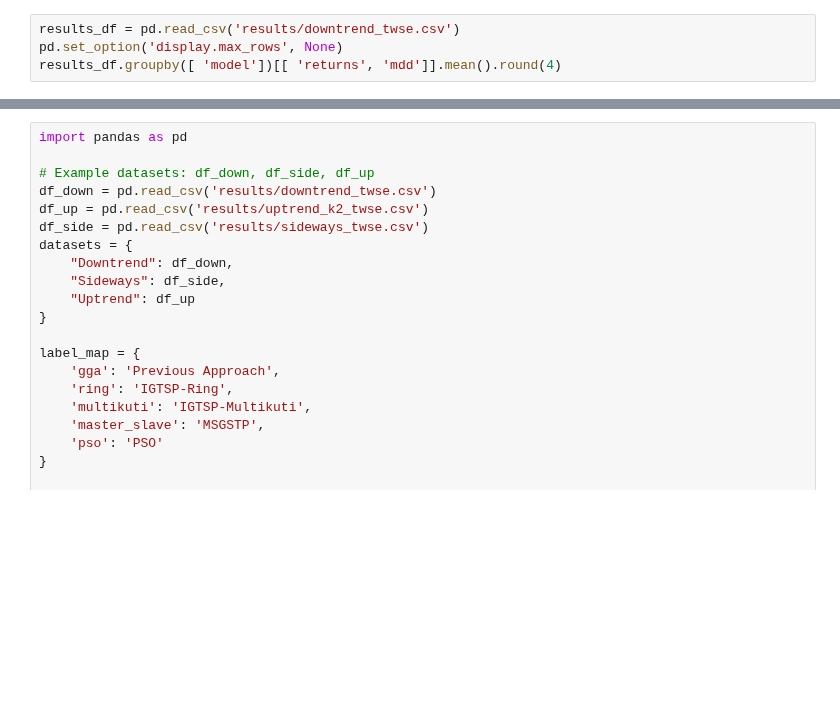
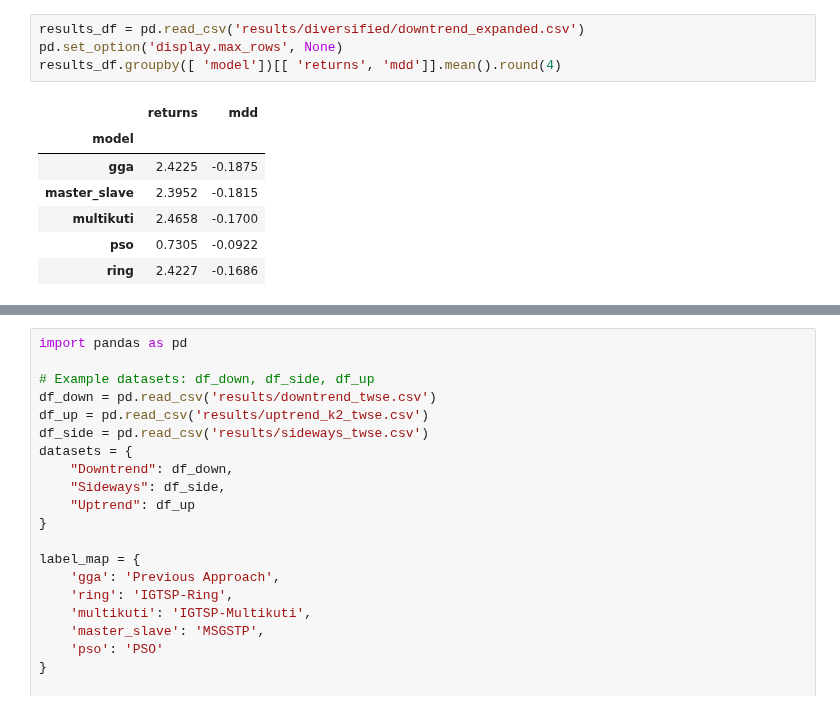
Before and after one commit to Chideme/island_genetic_algrorithm, a Jupyter notebook: experiment_portfolio_downtrend.ipynb, the cells around one changed output, grey strips where cells are left out. Saved outputs shown, nothing was run; the diff lists cells and outputs as text; blank space fills up the shorter version.

```diff
--- a/experiment_portfolio_downtrend.ipynb
+++ b/experiment_portfolio_downtrend.ipynb
@@ -133,7 +106,15 @@ Warning: Process 3 timed out, terminating...
 # %%
-results_df = pd.read_csv('results/downtrend_twse.csv')
+results_df = pd.read_csv('results/diversified/downtrend_expanded.csv')
 pd.set_option('display.max_rows', None)
 results_df.groupby([ 'model'])[[ 'returns', 'mdd']].mean().round(4)
+# %% [output]
+|  | returns | mdd |
+| model |  |  |
+| gga | 2.4225 | -0.1875 |
+| master_slave | 2.3952 | -0.1815 |
+| multikuti | 2.4658 | -0.1700 |
+| pso | 0.7305 | -0.0922 |
+| ring | 2.4227 | -0.1686 |
 # %%
 training_df = results_df[results_df['phase'] == 'train']
 training_df.groupby([ 'model'])[[ 'returns', 'mdd']].mean().round(4)
```
Also changed, not shown: parts of 9 cells of this notebook, 8 other files.
